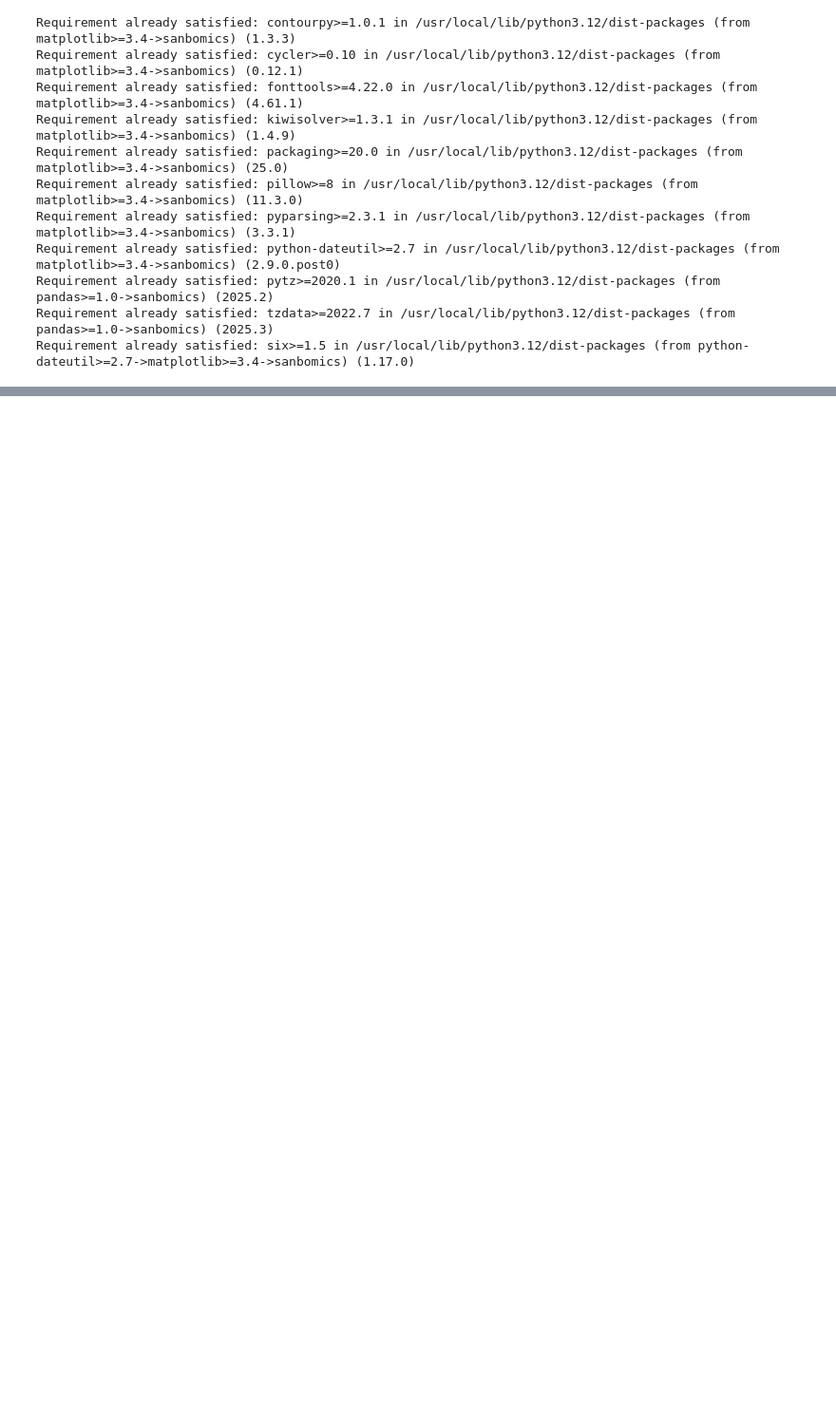
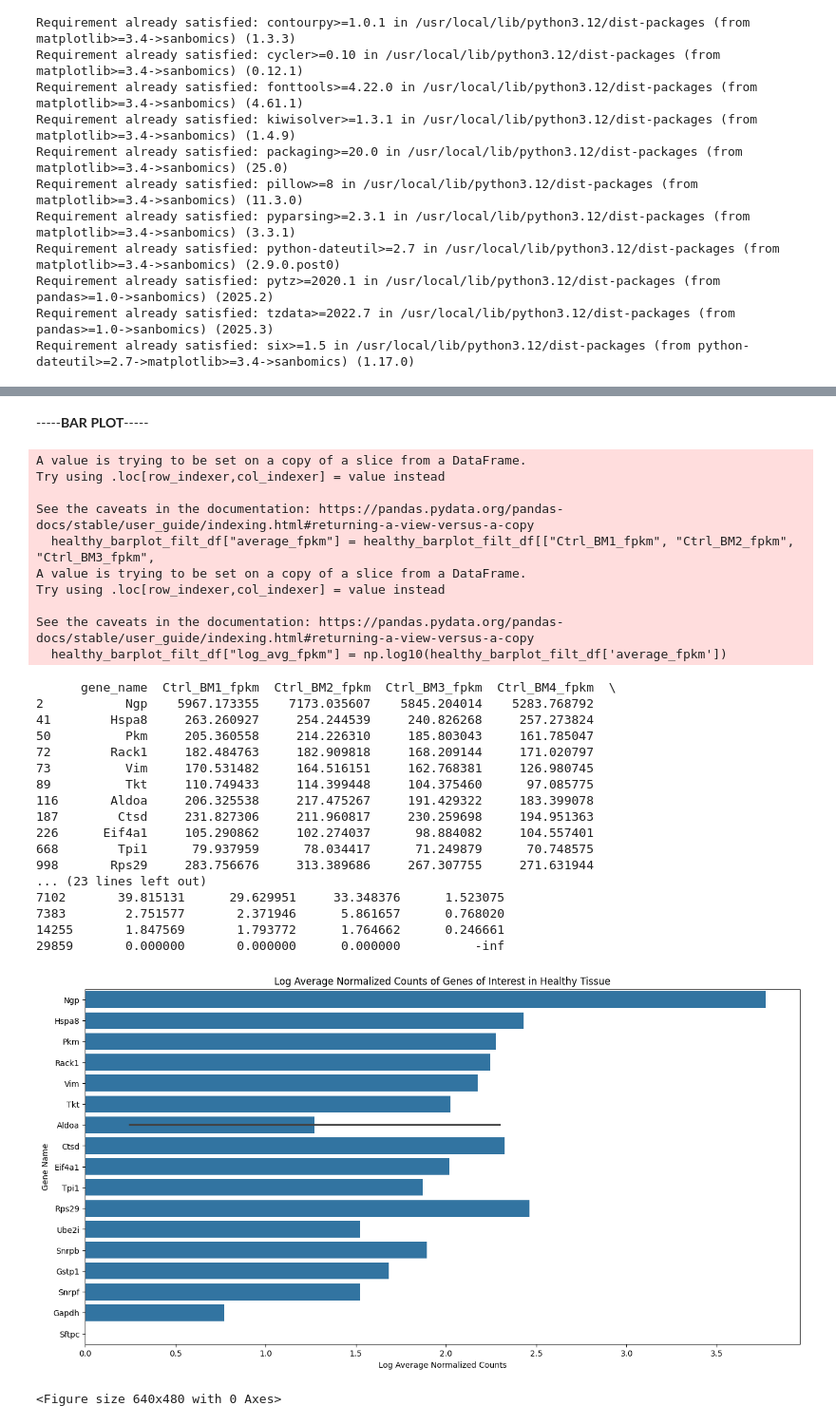
Before and after one commit to Alex-Roberts27/JaxProjectData, a Jupyter notebook: JAX_2026_PDDP_immune_Maya_&_Wimeth_Project.ipynb, the cells around one changed output, grey strips where cells are left out. Shown at 95% size. Drawn from its saved outputs; the diff is of its cells as text; code cells hidden in the pictures; blank space fills up the shorter version.

```diff
--- a/JAX_2026_PDDP_immune_Maya_&_Wimeth_Project.ipynb
+++ b/JAX_2026_PDDP_immune_Maya_&_Wimeth_Project.ipynb
@@ -1005,0 +1101,2 @@ ENSMUSG00000024610  0.003899  0.040407      Cd74  1.393546           gray
+# %% [markdown]
+-----**BAR** **PLOT**-----
@@ -1005,0 +1106,75 @@ ENSMUSG00000024610  0.003899  0.040407      Cd74  1.393546           gray
+# %%
+#Ngp is positive control, C3 is negative control
+barplot_genes_df = pd.DataFrame({
+    "gene": ['Rps29', 'Ctsd', 'Gstp1', 'Gapdh', 'H2az1', 'Vim', 'H2az2', 'Snrpf', 'Akr1c3', 'Akr1c1', 'Snrpb', 'Eif4a1', 'Pkm', 'Rack1',
+    'Tpi1', 'Akr1c2', 'Hspa8', 'Tkt', 'Ube2i', 'Aldoa', 'Sftpc', 'Ngp']
+})
+
+#print(barplot_genes_df.head())
+
+
+#barplot
+barplot_df1 = barplot_df.loc[:, ~barplot_df.columns.str.contains("gene_id")]
+barplot_df1 = barplot_df1.loc[:, ~barplot_df1.columns.str.contains("count")]
+#print(barplot_df1.head())
+
+
+#healthy barplot
+healthy_barplot_df = barplot_df1.loc[:, ~barplot_df1.columns.str.contains("Inf")]
+#print(healthy_barplot_df.head())
+#filtering based on genes of iterest
+healthy_barplot_filt_df = healthy_barplot_df[healthy_barplot_df["gene_name"].isin(barplot_genes_df["gene"])]
+#print(healthy_barplot_filt_df.head)
+
+#creating a new column to average across the columns in healthy barplot
+healthy_barplot_filt_df["average_fpkm"] = healthy_barplot_filt_df[["Ctrl_BM1_fpkm", "Ctrl_BM2_fpkm", "Ctrl_BM3_fpkm",
+                                                        "Ctrl_BM4_fpkm", "Ctrl_BM5_fpkm", "Ctrl_BM6_fpkm"]].mean(axis=1)
+
+#creating a new column for log of average fpkms
+healthy_barplot_filt_df["log_avg_fpkm"] = np.log10(healthy_barplot_filt_df['average_fpkm'])
+#healthy_barplot_df = healthy_barplot_df.sort_values("log_avg_fpkm", ascending = False)
+print(healthy_barplot_filt_df.head(20))
+
+
+
+
+#making barplot
+
+plt.figure(figsize=(16, 8))
+sns.barplot(data = healthy_barplot_filt_df, y = "gene_name", x = "log_avg_fpkm")
+plt.ylabel("Gene Name")
+plt.xlabel("Log Average Normalized Counts")
+plt.title("Log Average Normalized Counts of Genes of Interest in Healthy Tissue")
+plt.show()
+
+plt.savefig("bar_plot_healthy.png", dpi = 300, bbox_inches = "tight")
+# %% [output]
+A value is trying to be set on a copy of a slice from a DataFrame.
+Try using .loc[row_indexer,col_indexer] = value instead
+
+See the caveats in the documentation: https://pandas.pydata.org/pandas-docs/stable/user_guide/indexing.html#returning-a-view-versus-a-copy
+  healthy_barplot_filt_df["average_fpkm"] = healthy_barplot_filt_df[["Ctrl_BM1_fpkm", "Ctrl_BM2_fpkm", "Ctrl_BM3_fpkm",
+A value is trying to be set on a copy of a slice from a DataFrame.
+Try using .loc[row_indexer,col_indexer] = value instead
+
+See the caveats in the documentation: https://pandas.pydata.org/pandas-docs/stable/user_guide/indexing.html#returning-a-view-versus-a-copy
+  healthy_barplot_filt_df["log_avg_fpkm"] = np.log10(healthy_barplot_filt_df['average_fpkm'])
+      gene_name  Ctrl_BM1_fpkm  Ctrl_BM2_fpkm  Ctrl_BM3_fpkm  Ctrl_BM4_fpkm  \
+2           Ngp    5967.173355    7173.035607    5845.204014    5283.768792
+41        Hspa8     263.260927     254.244539     240.826268     257.273824
+50          Pkm     205.360558     214.226310     185.803043     161.785047
+72        Rack1     182.484763     182.909818     168.209144     171.020797
+73          Vim     170.531482     164.516151     162.768381     126.980745
+89          Tkt     110.749433     114.399448     104.375460      97.085775
+116       Aldoa     206.325538     217.475267     191.429322     183.399078
+187        Ctsd     231.827306     211.960817     230.259698     194.951363
+226      Eif4a1     105.290862     102.274037      98.884082     104.557401
+668        Tpi1      79.937959      78.034417      71.249879      70.748575
+998       Rps29     283.756676     313.389686     267.307755     271.631944
+... (23 lines left out)
+7102       39.815131      29.629951     33.348376      1.523075
+7383        2.751577       2.371946      5.861657      0.768020
+14255       1.847569       1.793772      1.764662      0.246661
+29859       0.000000       0.000000      0.000000          -inf
+[figure, added]
+<Figure size 640x480 with 0 Axes>
```
Also changed, not shown: parts of 18 cells of this notebook.
